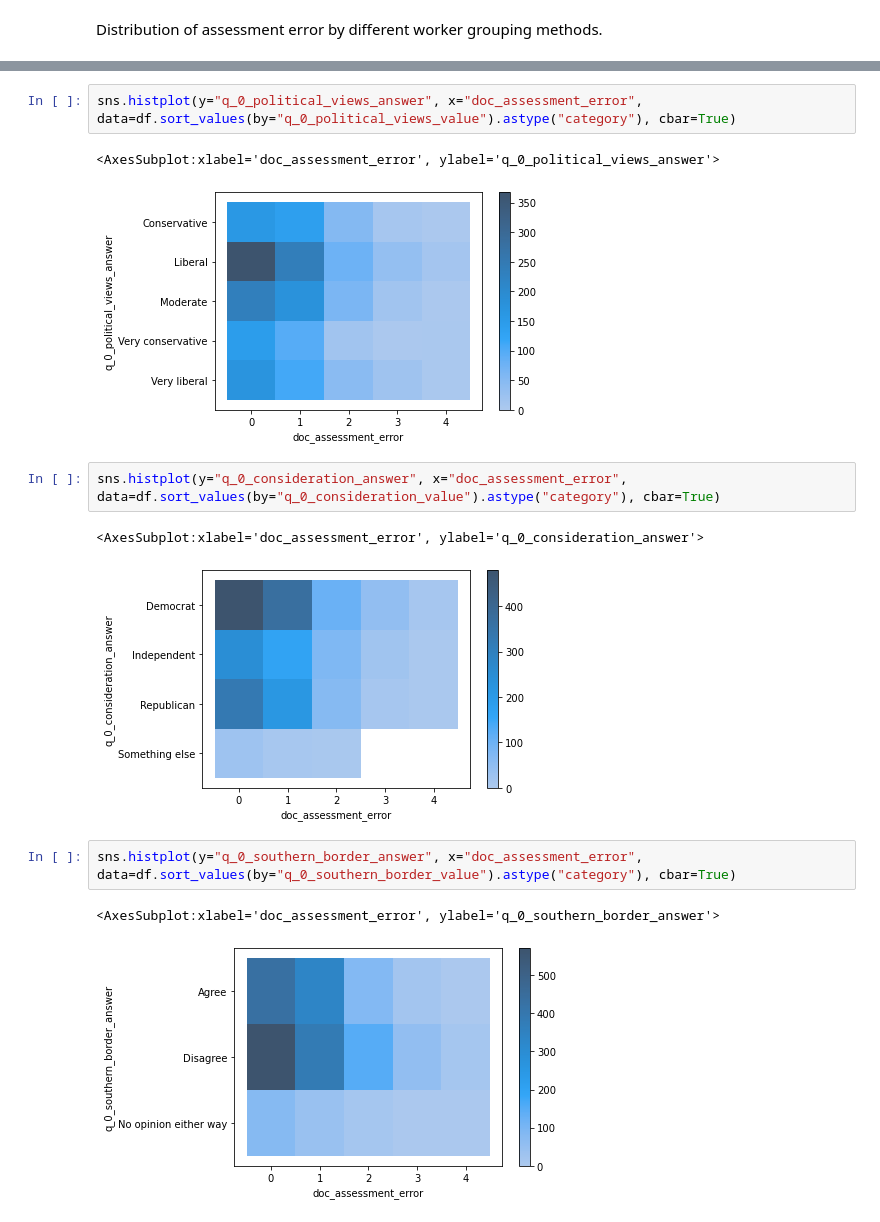
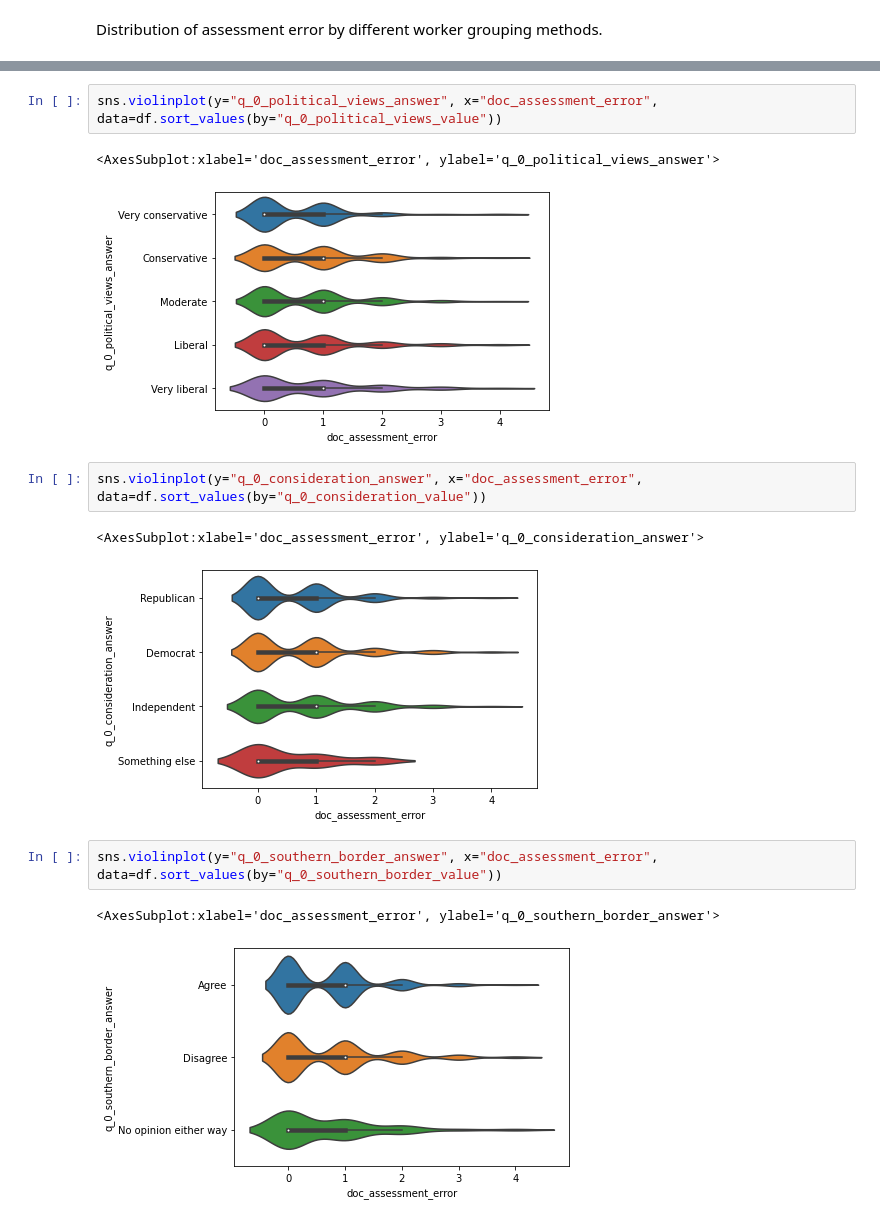
Before and after one commit to EyeofBeholder-NLeSC/play-around-sample-set, a Jupyter notebook: notebooks/IPM_worker_reliability_statistics.ipynb, the cells around one changed output, grey strips where cells are left out. Cells and saved outputs as stored; diff of their text form.

```diff
--- a/notebooks/IPM_worker_reliability_statistics.ipynb
+++ b/notebooks/IPM_worker_reliability_statistics.ipynb
@@ -47,16 +53,16 @@ sns.histplot(y="q_0_taxes_answer", x="doc_assessment_error", data=df.sort_values
 # %%
-sns.histplot(y="q_0_political_views_answer", x="doc_assessment_error", data=df.sort_values(by="q_0_political_views_value").astype("category"), cbar=True)
+sns.violinplot(y="q_0_political_views_answer", x="doc_assessment_error", data=df.sort_values(by="q_0_political_views_value"))
 # %% [output]
 <AxesSubplot:xlabel='doc_assessment_error', ylabel='q_0_political_views_answer'>
-[figure, old version]
+[figure, new version]
 # %%
-sns.histplot(y="q_0_consideration_answer", x="doc_assessment_error", data=df.sort_values(by="q_0_consideration_value").astype("category"), cbar=True)
+sns.violinplot(y="q_0_consideration_answer", x="doc_assessment_error", data=df.sort_values(by="q_0_consideration_value"))
 # %% [output]
 <AxesSubplot:xlabel='doc_assessment_error', ylabel='q_0_consideration_answer'>
-[figure, old version]
+[figure, new version]
 # %%
-sns.histplot(y="q_0_southern_border_answer", x="doc_assessment_error", data=df.sort_values(by="q_0_southern_border_value").astype("category"), cbar=True)
+sns.violinplot(y="q_0_southern_border_answer", x="doc_assessment_error", data=df.sort_values(by="q_0_southern_border_value"))
 # %% [output]
 <AxesSubplot:xlabel='doc_assessment_error', ylabel='q_0_southern_border_answer'>
-[figure, old version]
+[figure, new version]
 # %%
```
Also changed, not shown: parts of 13 cells of this notebook.
